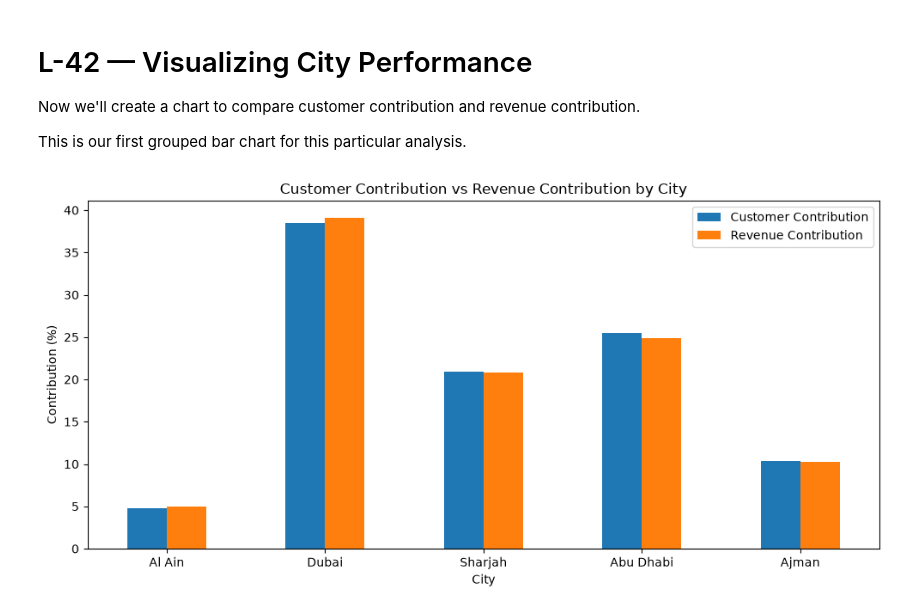
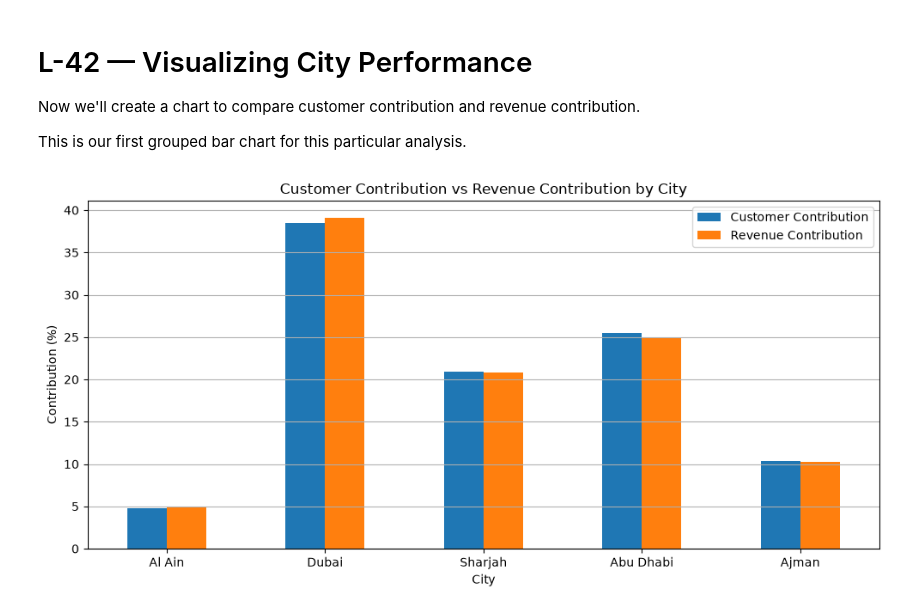
Before and after one commit to Mohammedvahith/E-commerce-Sales-Customer-Analytics, a Jupyter notebook: shopease-analytics/notebooks/03_eda.ipynb, the cells around one changed output. Saved outputs shown, nothing was run; the diff lists cells and outputs as text; code cells hidden in the pictures.

```diff
--- a/shopease-analytics/notebooks/03_eda.ipynb
+++ b/shopease-analytics/notebooks/03_eda.ipynb
@@ -2008,17 +2008,18 @@ This is our first grouped bar chart for this particular analysis.
 # %%
 city_comparison.plot(
     x = "city",
     y = ["customer_contribution","revenue_contribution"],
     kind="bar",
     figsize=(10,5)
 )
 
 plt.title("Customer Contribution vs Revenue Contribution by City")
 plt.xlabel("City")
 plt.ylabel("Contribution (%)")
 plt.xticks(rotation=0)
+plt.grid(True, axis ="y")
 plt.legend(["Customer Contribution", "Revenue Contribution"])
 plt.tight_layout()
 plt.show()
 # %% [output]
-[figure, old version]
+[figure, new version]
```
Also changed, not shown: parts of 1 cell of this notebook.
